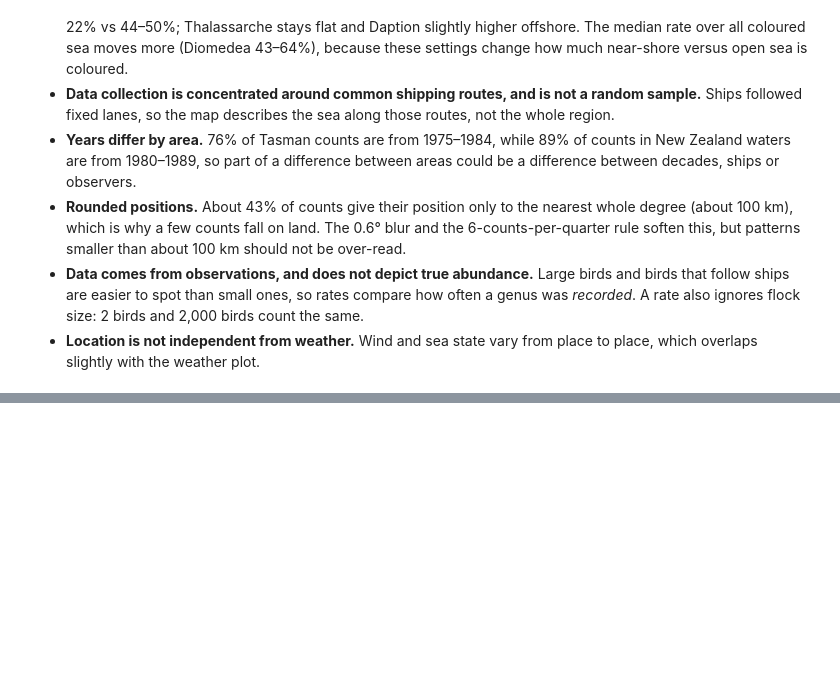
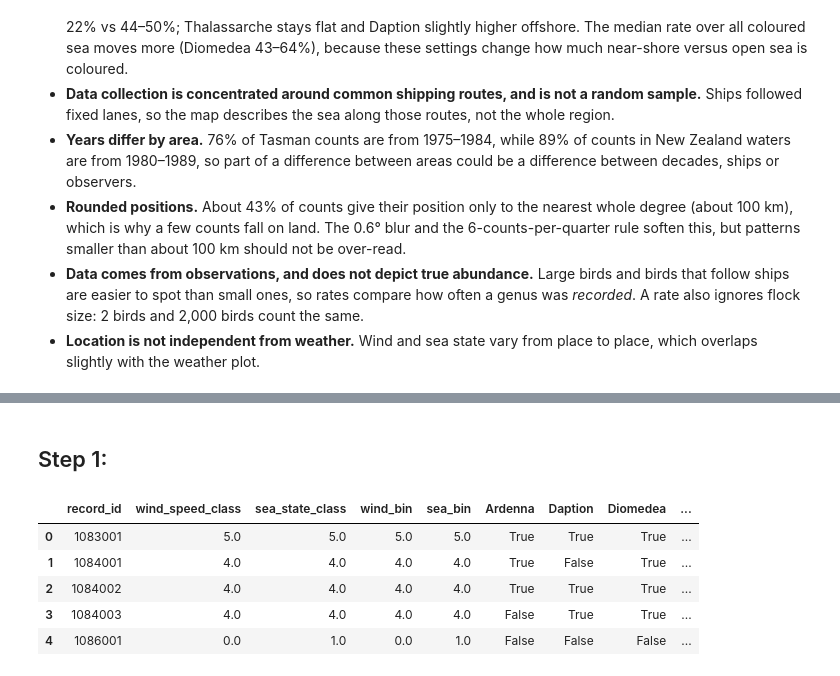
Before and after one commit to rizrn/DSA2101-Plotting-Parrots, a Jupyter notebook: main.ipynb, the cells around one changed output, grey strips where cells are left out. Cells and saved outputs as stored; diff of their text form; code cells hidden in the pictures; blank space fills up the shorter version.

```diff
--- a/main.ipynb
+++ b/main.ipynb
@@ -523,0 +537,28 @@ Although encounter rates account for differences in census frequency, the observ
+# %% [markdown]
+## Step 1:
+# %%
+# Censuses with no wind / sea-state reading are left out of that plot only (about 39% of full censuses).
+# Classes with very few censuses are pooled with their neighbour instead of being hidden:
+#   wind 8-12 -> "8+" (gale or stronger: 177 + 32 + 2 + 1 + 1 censuses)
+#   sea state 2 (only 2 censuses) -> pooled with sea state 1 as "1-2"
+weather = ships_cleaned[["record_id", "wind_speed_class", "sea_state_class"]].copy()
+weather["wind_bin"] = weather["wind_speed_class"].clip(upper=8)
+weather["sea_bin"] = weather["sea_state_class"].replace({2: 1})
+
+# Which top-5 genera were seen in each census (a genus counts once per census, however many birds)
+seen = (top5_birds[["record_id", "Genus"]].drop_duplicates()
+        .assign(seen=True)
+        .pivot(index="record_id", columns="Genus", values="seen"))
+weather = weather.merge(seen, left_on="record_id", right_index=True, how="left")
+weather[top5_genus["Genus"]] = weather[top5_genus["Genus"]].fillna(False).astype(bool)
+
+# Reference line: was any bird at all recorded in the census?
+weather["Any seabird"] = weather["record_id"].isin(birds_cleaned["record_id"])
+weather.head()
+# %% [output]
+|  | record_id | wind_speed_class | sea_state_class | wind_bin | sea_bin | Ardenna | Daption | Diomedea | ... |
+| 0 | 1083001 | 5.0 | 5.0 | 5.0 | 5.0 | True | True | True | ... |
+| 1 | 1084001 | 4.0 | 4.0 | 4.0 | 4.0 | True | False | True | ... |
+| 2 | 1084002 | 4.0 | 4.0 | 4.0 | 4.0 | True | True | True | ... |
+| 3 | 1084003 | 4.0 | 4.0 | 4.0 | 4.0 | False | True | True | ... |
+| 4 | 1086001 | 0.0 | 1.0 | 0.0 | 1.0 | False | False | False | ... |
```
Also changed, not shown: parts of 14 cells of this notebook, 1 other file.
